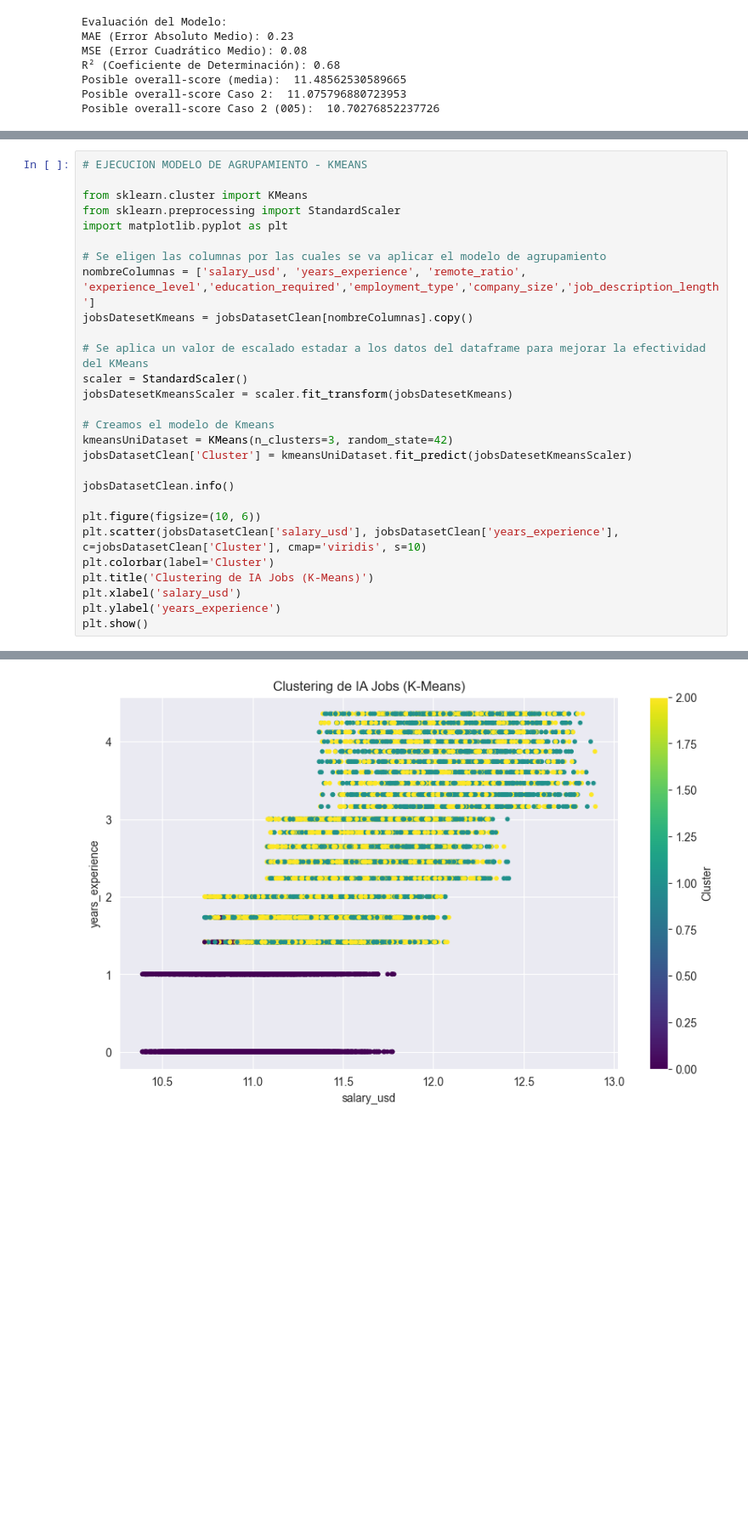
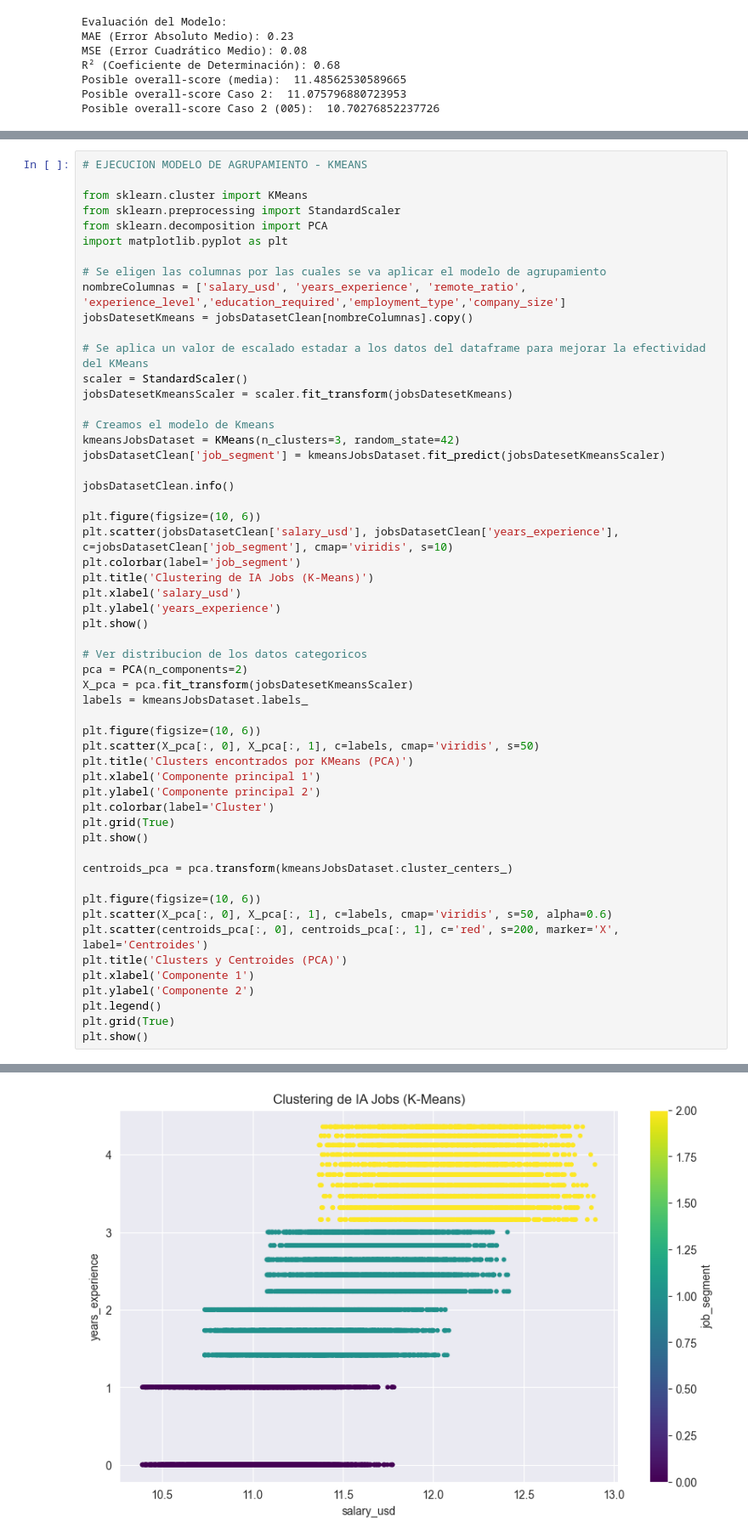
Before and after one commit to Wilmar21/Global_IA_Job_Market_Analysis, a Jupyter notebook: JobsIA.ipynb, the cells around one changed output, grey strips where cells are left out. Shown at 85% size. Cells and saved outputs as stored; diff of their text form; blank space fills up the shorter version.

```diff
--- a/JobsIA.ipynb
+++ b/JobsIA.ipynb
@@ -692,10 +692,11 @@ jobsDatasetClean.to_excel('JobsIA.xlsx', index=False)
 
 from sklearn.cluster import KMeans
 from sklearn.preprocessing import StandardScaler
+from sklearn.decomposition import PCA
 import matplotlib.pyplot as plt
 
 # Se eligen las columnas por las cuales se va aplicar el modelo de agrupamiento
-nombreColumnas = ['salary_usd', 'years_experience', 'remote_ratio', 'experience_level','education_required','employment_type','company_size','job_description_length']
+nombreColumnas = ['salary_usd', 'years_experience', 'remote_ratio', 'experience_level','education_required','employment_type','company_size']
 jobsDatesetKmeans = jobsDatasetClean[nombreColumnas].copy()
 
 # Se aplica un valor de escalado estadar a los datos del dataframe para mejorar la efectividad del KMeans
@@ -703,18 +704,44 @@ scaler = StandardScaler()
 jobsDatesetKmeansScaler = scaler.fit_transform(jobsDatesetKmeans)
 
 # Creamos el modelo de Kmeans
-kmeansUniDataset = KMeans(n_clusters=3, random_state=42)
-jobsDatasetClean['Cluster'] = kmeansUniDataset.fit_predict(jobsDatesetKmeansScaler)
+kmeansJobsDataset = KMeans(n_clusters=3, random_state=42)
+jobsDatasetClean['job_segment'] = kmeansJobsDataset.fit_predict(jobsDatesetKmeansScaler)
 
 jobsDatasetClean.info()
 
 plt.figure(figsize=(10, 6))
-plt.scatter(jobsDatasetClean['salary_usd'], jobsDatasetClean['years_experience'], c=jobsDatasetClean['Cluster'], cmap='viridis', s=10)
-plt.colorbar(label='Cluster')
+plt.scatter(jobsDatasetClean['salary_usd'], jobsDatasetClean['years_experience'], c=jobsDatasetClean['job_segment'], cmap='viridis', s=10)
+plt.colorbar(label='job_segment')
 plt.title('Clustering de IA Jobs (K-Means)')
 plt.xlabel('salary_usd')
 plt.ylabel('years_experience')
 plt.show()
+
+# Ver distribucion de los datos categoricos
+pca = PCA(n_components=2)
+X_pca = pca.fit_transform(jobsDatesetKmeansScaler)
+labels = kmeansJobsDataset.labels_
+
+plt.figure(figsize=(10, 6))
+plt.scatter(X_pca[:, 0], X_pca[:, 1], c=labels, cmap='viridis', s=50)
+plt.title('Clusters encontrados por KMeans (PCA)')
+plt.xlabel('Componente principal 1')
+plt.ylabel('Componente principal 2')
+plt.colorbar(label='Cluster')
+plt.grid(True)
+plt.show()
+
+centroids_pca = pca.transform(kmeansJobsDataset.cluster_centers_)
+
+plt.figure(figsize=(10, 6))
+plt.scatter(X_pca[:, 0], X_pca[:, 1], c=labels, cmap='viridis', s=50, alpha=0.6)
+plt.scatter(centroids_pca[:, 0], centroids_pca[:, 1], c='red', s=200, marker='X', label='Centroides')
+plt.title('Clusters y Centroides (PCA)')
+plt.xlabel('Componente 1')
+plt.ylabel('Componente 2')
+plt.legend()
+plt.grid(True)
+plt.show()
 # %% [output]
 <class 'pandas.core.frame.DataFrame'>
 RangeIndex: 15000 entries, 0 to 14999
@@ -734,3 +761,3 @@ Data columns (total 20 columns):
 dtypes: float64(4), int32(1), int64(8), object(7)
 memory usage: 2.2+ MB
-[figure, old version]
+[figure, new version]
```
Also changed, not shown: parts of 4 cells of this notebook, 1 other file.
